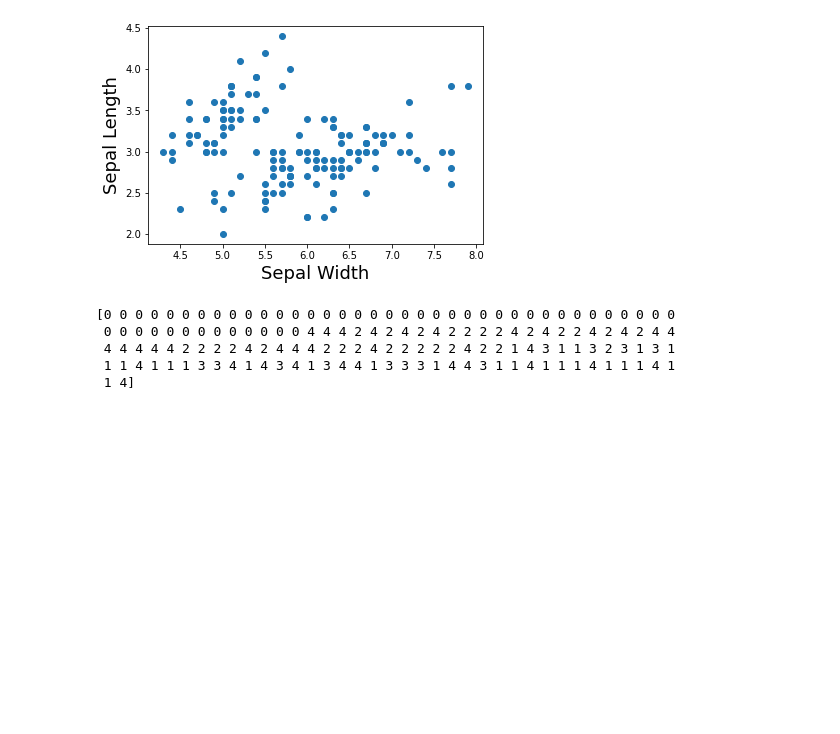
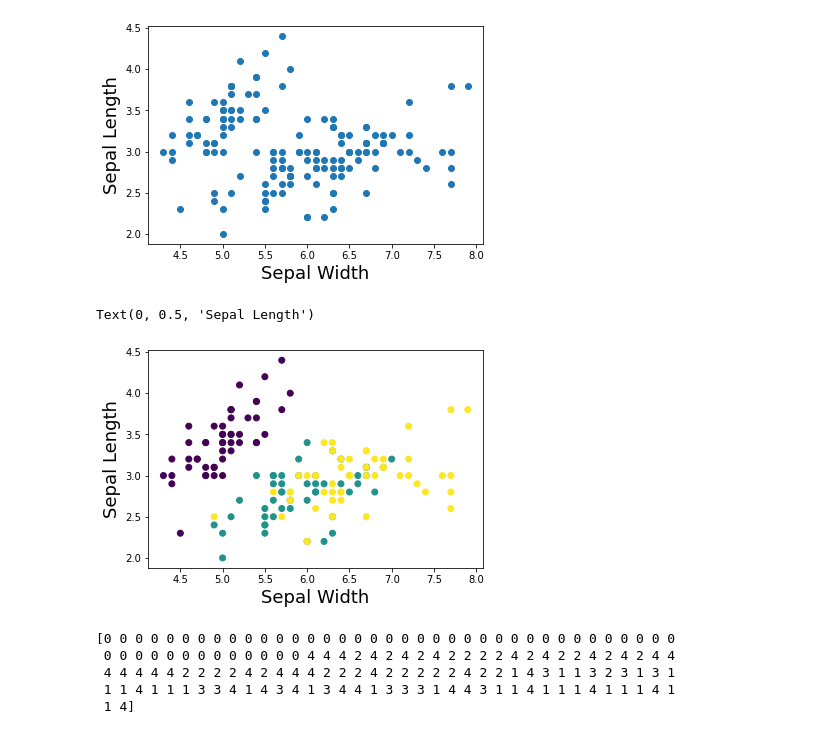
Before and after one commit to Reem-313/K-means-clustering, a Jupyter notebook: KmeansImplementation.ipynb, the cells around one changed output. Drawn from its saved outputs; the diff is of its cells as text; code cells hidden in the pictures; blank space fills up the shorter version.

```diff
--- a/KmeansImplementation.ipynb
+++ b/KmeansImplementation.ipynb
@@ -90,6 +93,13 @@ plt.ylabel('Sepal Length', fontsize=18)
 # %% [output]
 Text(0, 0.5, 'Sepal Length')
 [figure]
+# %%
+plt.scatter(x=df['sepal length'] , y=df['sepal width'], c= iris.target)
+plt.xlabel('Sepal Width', fontsize=18)
+plt.ylabel('Sepal Length', fontsize=18)
+# %% [output]
+Text(0, 0.5, 'Sepal Length')
+[figure, added]
 # %%
 kmeans5=KMeans(n_clusters=5,init= 'k-means++', random_state=0)
 y=kmeans5.fit_predict(x)
```
Also changed, not shown: parts of 5 cells of this notebook.
